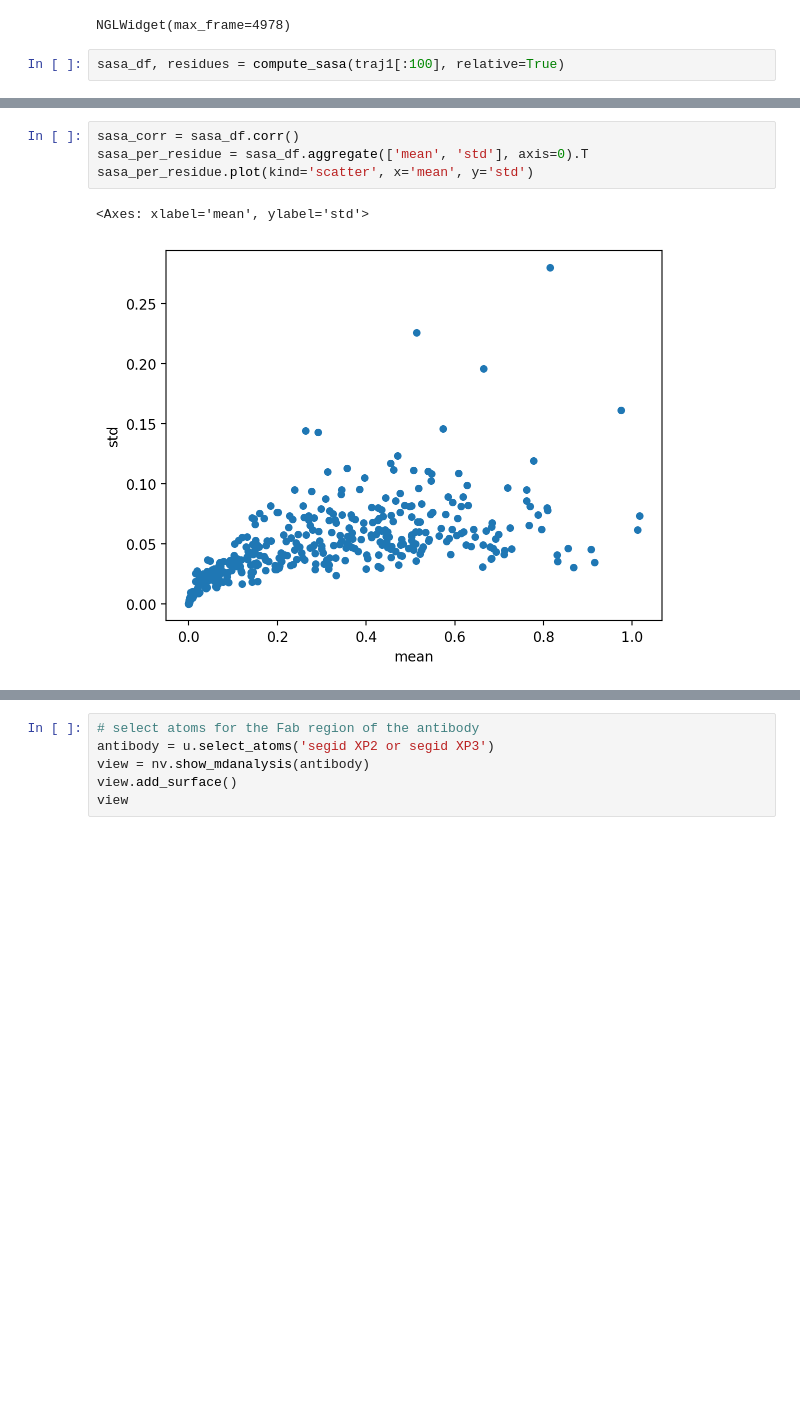
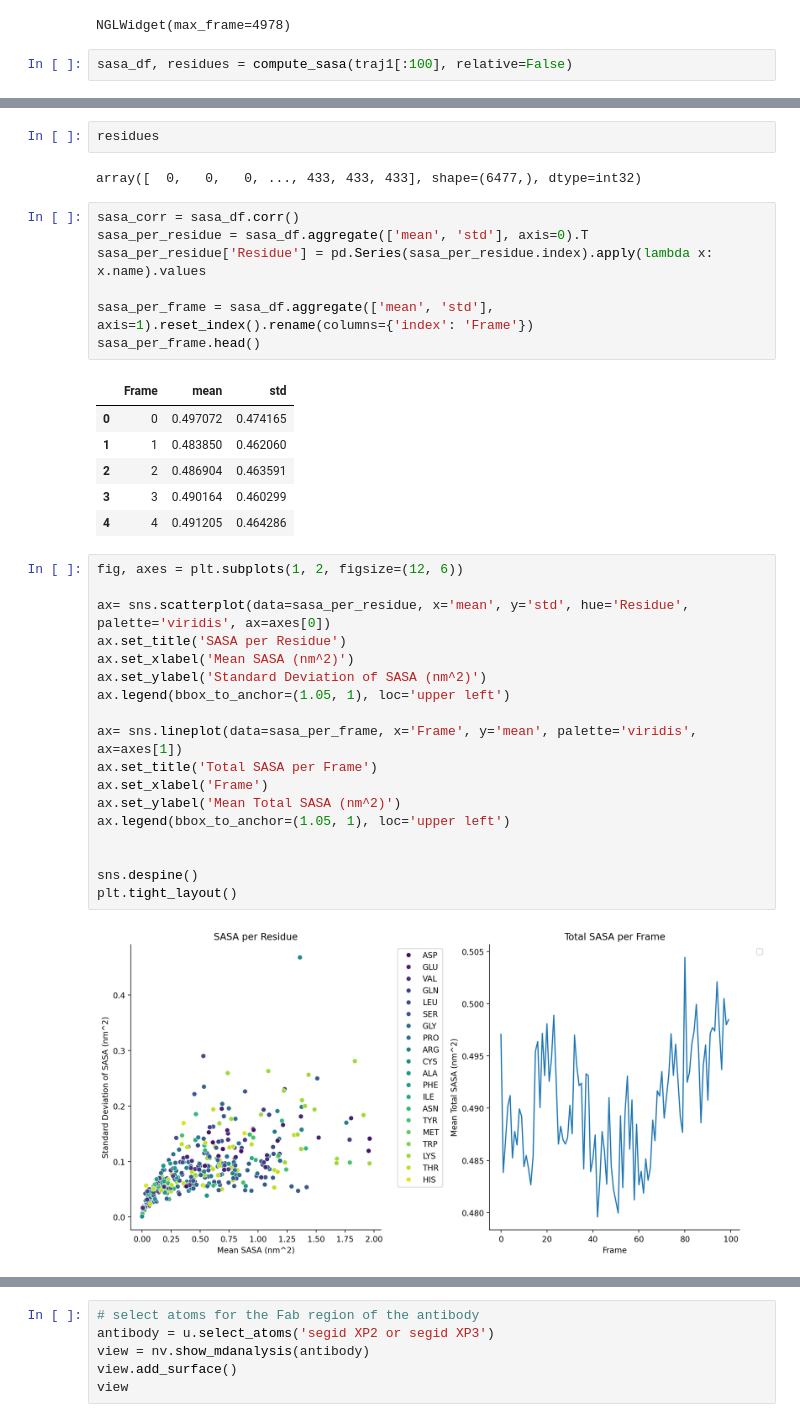
Before and after one commit to ChrisVir/vir_md_analysis, a Jupyter notebook: notebooks/development/1.0-05-16-2025_DevelopingInitialFeatures.ipynb, the cells around one changed output, grey strips where cells are left out. Cells and saved outputs as stored; diff of their text form; blank space fills up the shorter version.

```diff
--- a/notebooks/development/1.0-05-16-2025_DevelopingInitialFeatures.ipynb
+++ b/notebooks/development/1.0-05-16-2025_DevelopingInitialFeatures.ipynb
@@ -212,4 +255,4 @@ view2
 # %% [output]
 NGLWidget(max_frame=4978)
 # %%
-sasa_df, residues = compute_sasa(traj1[:100], relative=True)
+sasa_df, residues = compute_sasa(traj1[:100], relative=False)
@@ -216,8 +268,39 @@ sasa_df, residues = compute_sasa(traj1[:100], relative=True)
+# %%
+residues
+# %% [output]
+array([  0,   0,   0, ..., 433, 433, 433], shape=(6477,), dtype=int32)
 # %%
 sasa_corr = sasa_df.corr()
 sasa_per_residue = sasa_df.aggregate(['mean', 'std'], axis=0).T
-sasa_per_residue.plot(kind='scatter', x='mean', y='std')
+sasa_per_residue['Residue'] = pd.Series(sasa_per_residue.index).apply(lambda x: x.name).values
+
+sasa_per_frame = sasa_df.aggregate(['mean', 'std'], axis=1).reset_index().rename(columns={'index': 'Frame'})
+sasa_per_frame.head()
 # %% [output]
-<Axes: xlabel='mean', ylabel='std'>
-[figure, removed]
+|  | Frame | mean | std |
+| 0 | 0 | 0.497072 | 0.474165 |
+| 1 | 1 | 0.483850 | 0.462060 |
+| 2 | 2 | 0.486904 | 0.463591 |
+| 3 | 3 | 0.490164 | 0.460299 |
+| 4 | 4 | 0.491205 | 0.464286 |
+# %%
+fig, axes = plt.subplots(1, 2, figsize=(12, 6))
+
+ax= sns.scatterplot(data=sasa_per_residue, x='mean', y='std', hue='Residue', palette='viridis', ax=axes[0])
+ax.set_title('SASA per Residue')
+ax.set_xlabel('Mean SASA (nm^2)')
+ax.set_ylabel('Standard Deviation of SASA (nm^2)')
+ax.legend(bbox_to_anchor=(1.05, 1), loc='upper left')
+
+ax= sns.lineplot(data=sasa_per_frame, x='Frame', y='mean', palette='viridis', ax=axes[1])
+ax.set_title('Total SASA per Frame')
+ax.set_xlabel('Frame')
+ax.set_ylabel('Mean Total SASA (nm^2)')
+ax.legend(bbox_to_anchor=(1.05, 1), loc='upper left')
+
+
+sns.despine()
+plt.tight_layout()
+# %% [output]
+[figure, added]
 # %% [markdown]
```
Also changed, not shown: parts of 24 cells of this notebook, 1 other file.
